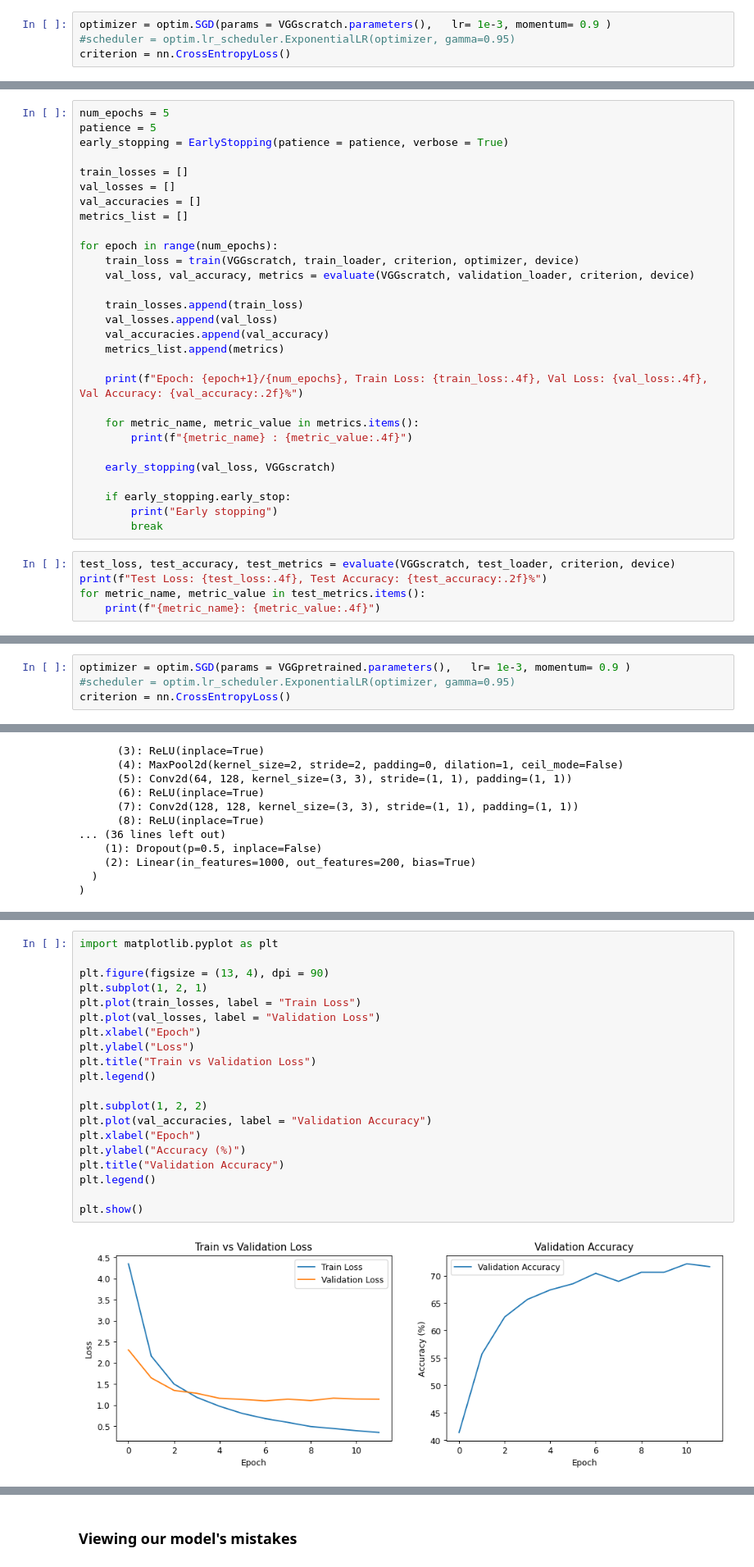
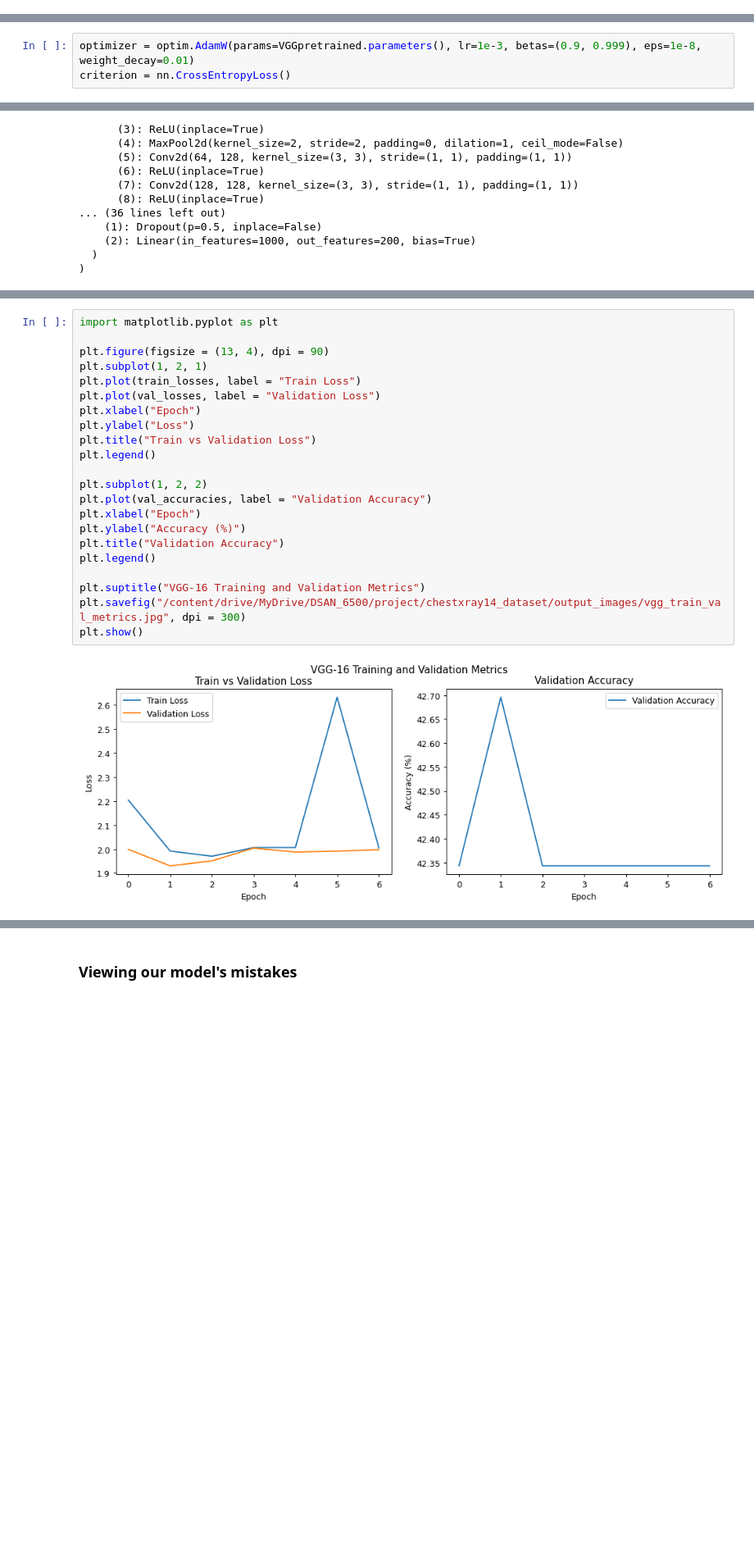
Before and after one commit to rennyd123/dsan6500_project, a Jupyter notebook: code/models/project_vgg.ipynb, the cells around one changed output, grey strips where cells are left out. Shown at 82% size. Drawn from its saved outputs; the diff is of its cells as text; blank space fills up the shorter version.

```diff
--- a/code/models/project_vgg.ipynb
+++ b/code/models/project_vgg.ipynb
@@ -306,7 +160,3 @@ CustomVGG(
-# %%
-optimizer = optim.SGD(params = VGGscratch.parameters(),   lr= 1e-3, momentum= 0.9 )
-#scheduler = optim.lr_scheduler.ExponentialLR(optimizer, gamma=0.95)
-criterion = nn.CrossEntropyLoss()
 # %%
 def train(model, train_loader, criterion, optimizer, device):
     model.train()
@@ -410,37 +260,3 @@ class EarlyStopping:
                 print(f"Saving model with validation loss {val_loss:.6f} ...")
         torch.save(model.state_dict(), "best_model.pth")
         self.best_loss = val_loss
-# %%
-num_epochs = 5
-patience = 5
-early_stopping = EarlyStopping(patience = patience, verbose = True)
-
-train_losses = []
-val_losses = []
-val_accuracies = []
-metrics_list = []
-
-for epoch in range(num_epochs):
-    train_loss = train(VGGscratch, train_loader, criterion, optimizer, device)
-    val_loss, val_accuracy, metrics = evaluate(VGGscratch, validation_loader, criterion, device)
-
-    train_losses.append(train_loss)
-    val_losses.append(val_loss)
-    val_accuracies.append(val_accuracy)
-    metrics_list.append(metrics)
-
-    print(f"Epoch: {epoch+1}/{num_epochs}, Train Loss: {train_loss:.4f}, Val Loss: {val_loss:.4f}, Val Accuracy: {val_accuracy:.2f}%")
-
-    for metric_name, metric_value in metrics.items():
-        print(f"{metric_name} : {metric_value:.4f}")
-
-    early_stopping(val_loss, VGGscratch)
-
-    if early_stopping.early_stop:
-        print("Early stopping")
-        break
-# %%
-test_loss, test_accuracy, test_metrics = evaluate(VGGscratch, test_loader, criterion, device)
-print(f"Test Loss: {test_loss:.4f}, Test Accuracy: {test_accuracy:.2f}%")
-for metric_name, metric_value in test_metrics.items():
-    print(f"{metric_name}: {metric_value:.4f}")
@@ -494,8 +298,7 @@ VGG(
   )
 )
 # %%
-optimizer = optim.SGD(params = VGGpretrained.parameters(),   lr= 1e-3, momentum= 0.9 )
-#scheduler = optim.lr_scheduler.ExponentialLR(optimizer, gamma=0.95)
+optimizer = optim.AdamW(params=VGGpretrained.parameters(), lr=1e-3, betas=(0.9, 0.999), eps=1e-8, weight_decay=0.01)
 criterion = nn.CrossEntropyLoss()
 # %%
 num_epochs = 40
@@ -658,25 +463,27 @@ metrics_df.to_csv("metrics.csv", index = False)
 # %%
 import matplotlib.pyplot as plt
 
 plt.figure(figsize = (13, 4), dpi = 90)
 plt.subplot(1, 2, 1)
 plt.plot(train_losses, label = "Train Loss")
 plt.plot(val_losses, label = "Validation Loss")
 plt.xlabel("Epoch")
 plt.ylabel("Loss")
 plt.title("Train vs Validation Loss")
 plt.legend()
 
 plt.subplot(1, 2, 2)
 plt.plot(val_accuracies, label = "Validation Accuracy")
 plt.xlabel("Epoch")
 plt.ylabel("Accuracy (%)")
 plt.title("Validation Accuracy")
 plt.legend()
 
+plt.suptitle("VGG-16 Training and Validation Metrics")
+plt.savefig("/content/drive/MyDrive/DSAN_6500/project/chestxray14_dataset/output_images/vgg_train_val_metrics.jpg", dpi = 300)
 plt.show()
 # %% [output]
-[figure, old version]
+[figure, new version]
 # %%
 test_loss, test_accuracy, test_metrics = evaluate(VGGpretrained, test_loader, criterion, device)
 print(f"Test Loss: {test_loss:.4f}, Test Accuracy: {test_accuracy:.2f}%")
```
Also changed, not shown: parts of 21 cells of this notebook, 8 other files.
